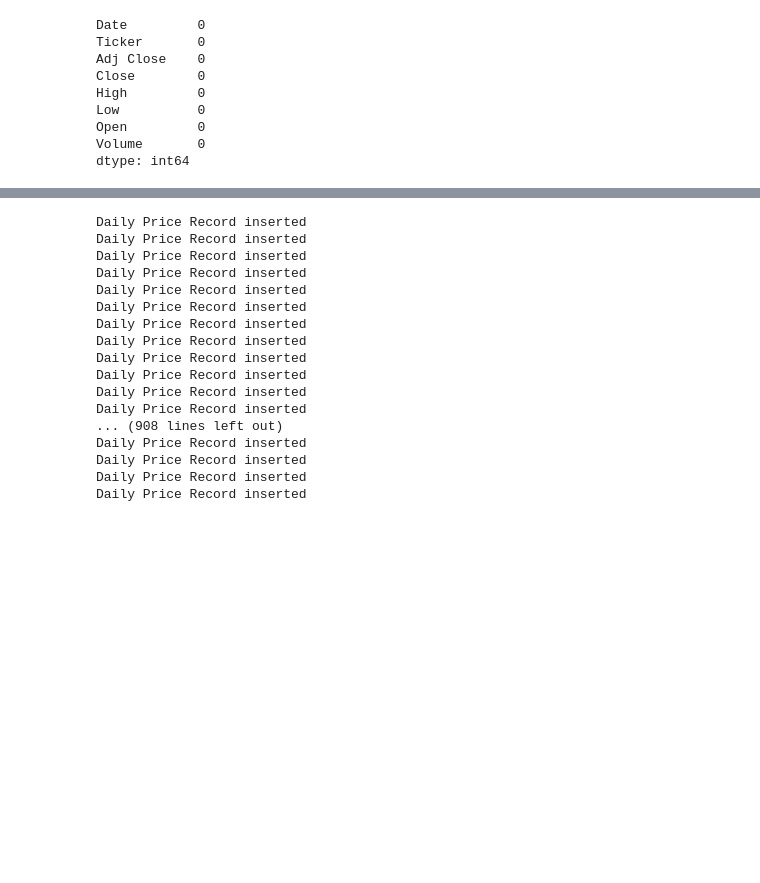
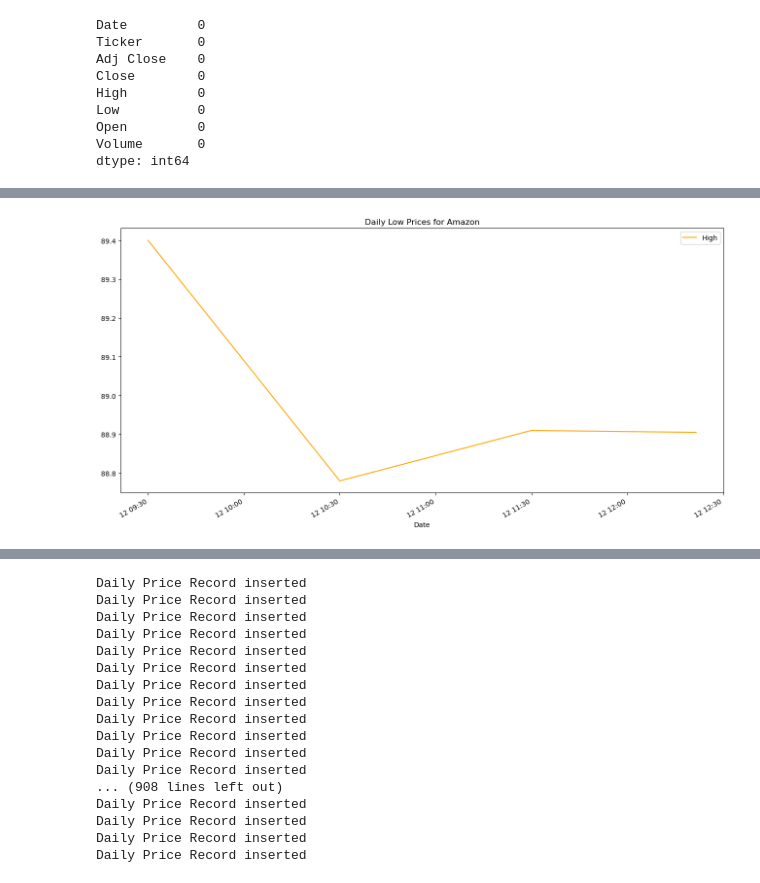
Before and after one commit to Draconian10/StockAssist, a Jupyter notebook: Data_Scraping_Cleaning/Data_Processing.ipynb, the cells around one changed output, grey strips where cells are left out. Cells and saved outputs as stored; diff of their text form; code cells hidden in the pictures; blank space fills up the shorter version.

```diff
--- a/Data_Scraping_Cleaning/Data_Processing.ipynb
+++ b/Data_Scraping_Cleaning/Data_Processing.ipynb
@@ -692,0 +728,5 @@ hourly_df.head()
+# %%
+# Data Visualization
+c = hourly_df[hourly_df.Ticker == 'AMZN'].plot(x = 'Date', y = 'High', title = 'Daily Low Prices for Amazon', figsize=(16,8), color = 'orange')
+# %% [output]
+[figure, added]
```
Also changed, not shown: parts of 34 cells of this notebook, 1 other file.
